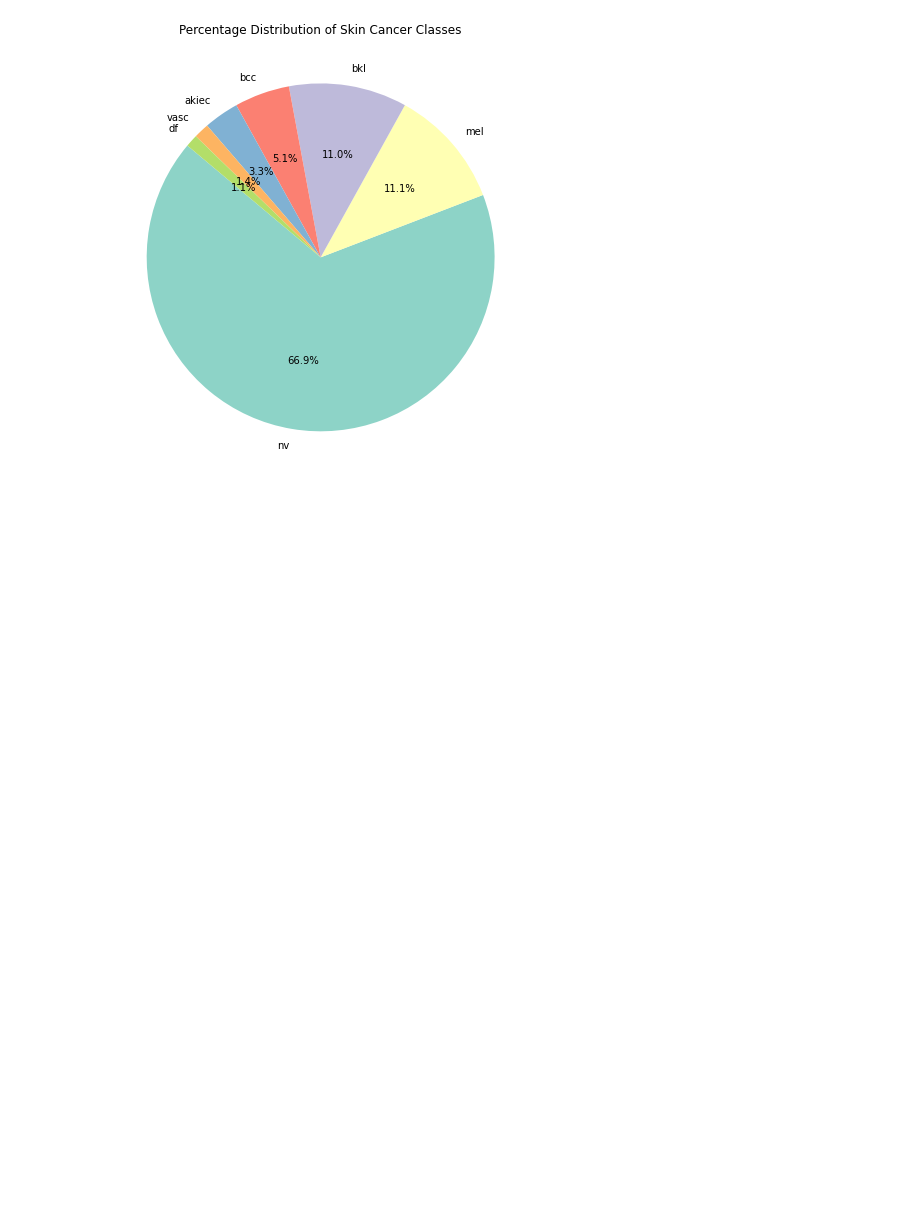
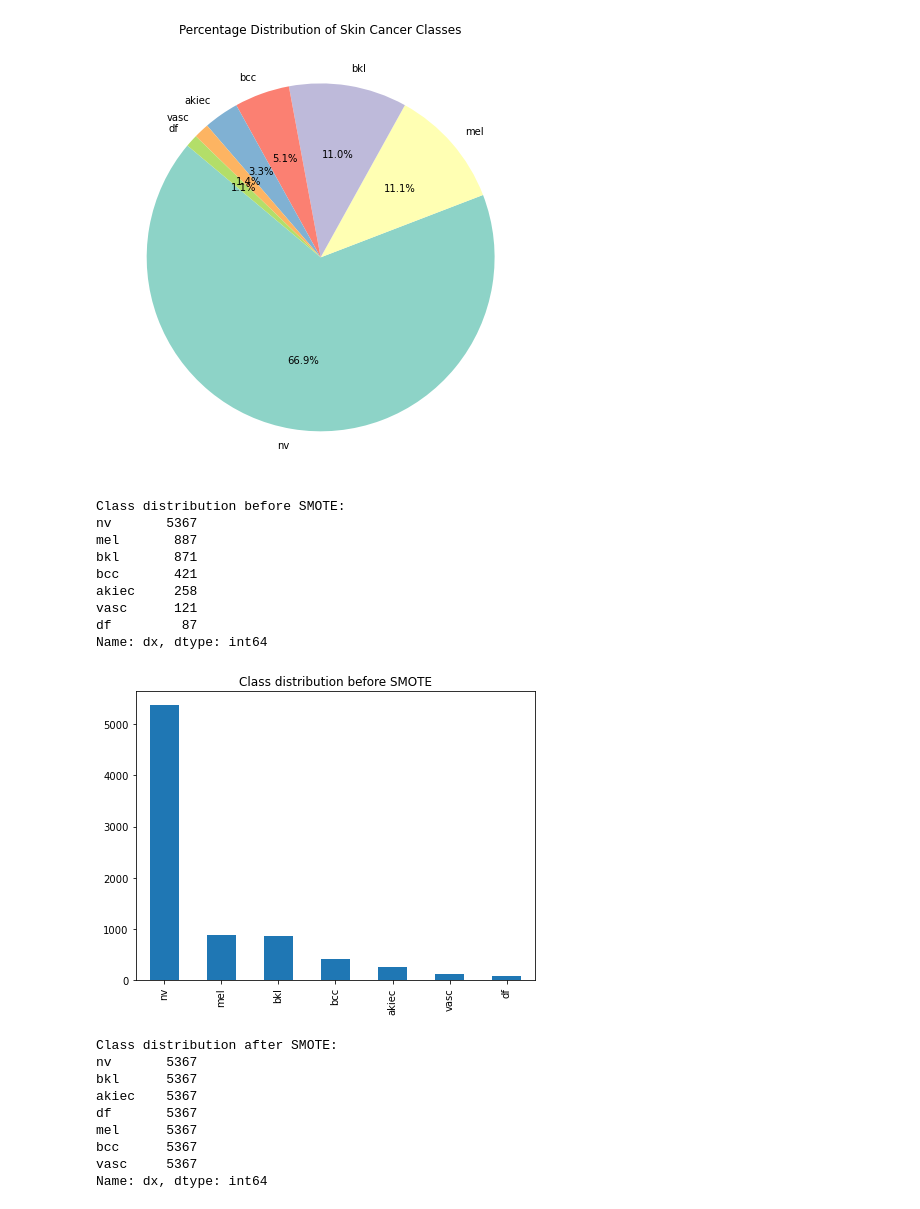
Before and after one commit to lucafioravanti/CVDL, a Jupyter notebook: SkinCancer_metadataAnalysis.ipynb, the cells around one changed output. Saved outputs shown, nothing was run; the diff lists cells and outputs as text; code cells hidden in the pictures; blank space fills up the shorter version.

```diff
--- a/SkinCancer_metadataAnalysis.ipynb
+++ b/SkinCancer_metadataAnalysis.ipynb
@@ -105,3 +153,77 @@ plt.show()
 # %% [output]
 [figure]
 [figure]
+# %%
+## Balancing
+# The dataset is imbalanced on diagnosis and localization distribution
+
+from imblearn.over_sampling import SMOTE
+from sklearn.model_selection import train_test_split
+from sklearn.impute import SimpleImputer
+import pandas as pd
+
+# Separate features and labels
+X = data.drop(['dx', 'lesion_id', 'image_id'], axis=1)
+
+# Impute missing values for numerical columns with the mean
+numerical_cols = ['age']
+numerical_imputer = SimpleImputer(strategy='mean')
+X[numerical_cols] = numerical_imputer.fit_transform(X[numerical_cols])
+
+# Impute missing values for categorical columns with a constant value
+categorical_cols = ['dx_type', 'sex', 'localization']
+categorical_imputer = SimpleImputer(strategy='constant', fill_value='missing')
+X[categorical_cols] = categorical_imputer.fit_transform(X[categorical_cols])
+
+# One-hot encode categorical variables
+X = pd.get_dummies(X, columns=categorical_cols, drop_first=True)
+
+# Target variable
+y = data['dx']
+
+# Split the data into train and test sets
+X_train, X_test, y_train, y_test = train_test_split(X, y, test_size=0.2, random_state=42)
+
+# Apply SMOTE to the training data
+smote = SMOTE(random_state=42)
+X_resampled, y_resampled = smote.fit_resample(X_train, y_train)
+
+
+
+# Display the class distribution before SMOTE
+print("Class distribution before SMOTE:")
+print(y_train.value_counts())
+
+# Plot the class distribution before SMOTE
+plt.figure(figsize=(12, 5))
+
+plt.subplot(1, 2, 1)
+plt.title("Class distribution before SMOTE")
+y_train.value_counts().plot(kind='bar')
+
+plt.tight_layout()
+plt.show()
+
+# Display the class distribution after SMOTE
+print("\nClass distribution after SMOTE:")
+print(pd.Series(y_resampled).value_counts())
+# %% [output]
+Class distribution before SMOTE:
+nv       5367
+mel       887
+bkl       871
+bcc       421
+akiec     258
+vasc      121
+df         87
+Name: dx, dtype: int64
+[figure, added]
+Class distribution after SMOTE:
+nv       5367
+bkl      5367
+akiec    5367
+df       5367
+mel      5367
+bcc      5367
+vasc     5367
+Name: dx, dtype: int64
```
Also changed, not shown: parts of 2 cells of this notebook.
